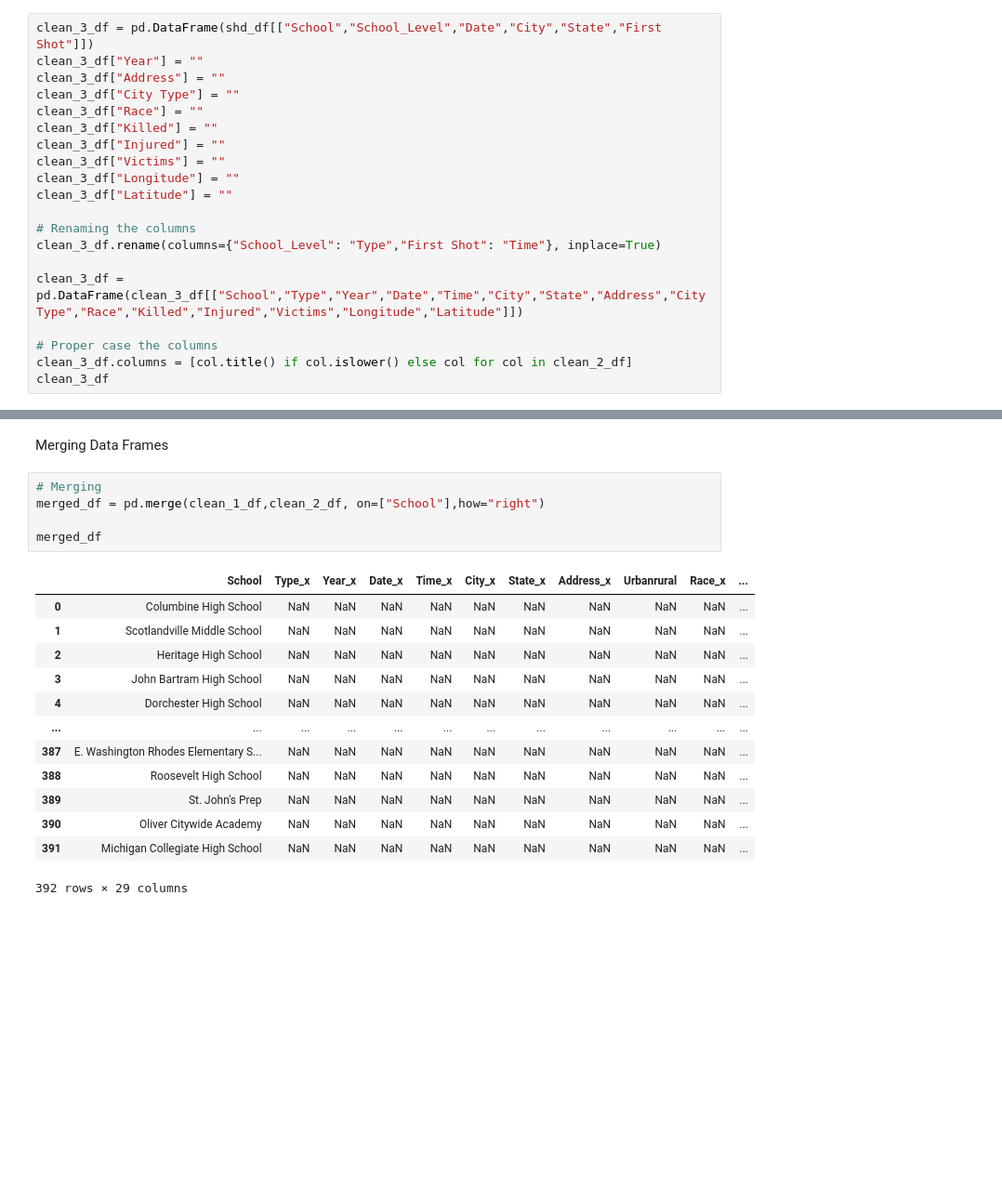
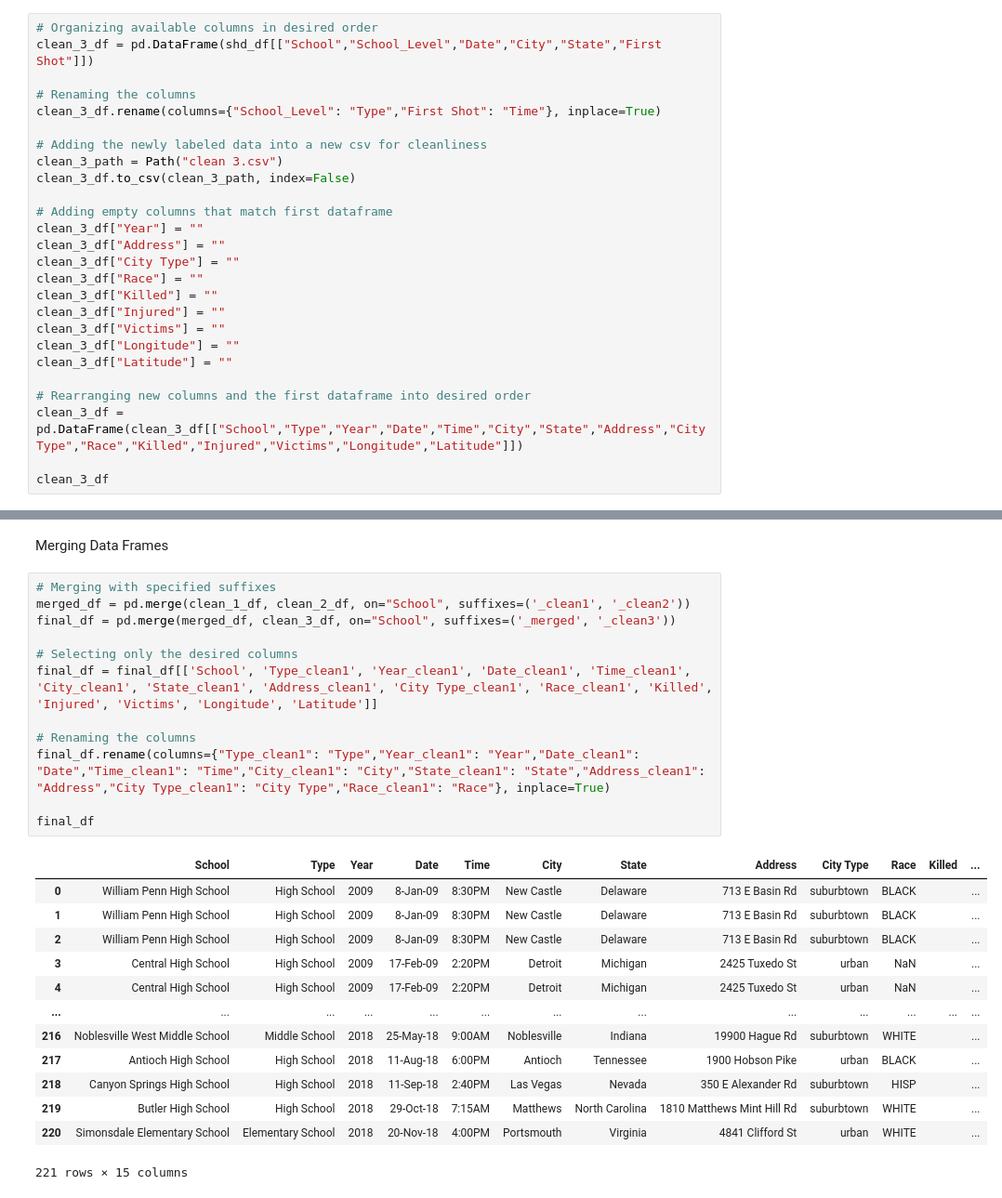
Before and after one commit to LeviEzra1/Project1_team4, a Jupyter notebook: Vivian_analysis/data_draft.ipynb, the cells around one changed output, grey strips where cells are left out. Shown at 93% size. Cells and saved outputs as stored; diff of their text form; blank space fills up the shorter version.

```diff
--- a/Vivian_analysis/data_draft.ipynb
+++ b/Vivian_analysis/data_draft.ipynb
@@ -112,5 +97,15 @@ shd_df
 # %%
+# Organizing available columns in desired order
 clean_3_df = pd.DataFrame(shd_df[["School","School_Level","Date","City","State","First Shot"]])
+
+# Renaming the columns
+clean_3_df.rename(columns={"School_Level": "Type","First Shot": "Time"}, inplace=True)
+
+# Adding the newly labeled data into a new csv for cleanliness
+clean_3_path = Path("clean 3.csv")
+clean_3_df.to_csv(clean_3_path, index=False)
+
+# Adding empty columns that match first dataframe
 clean_3_df["Year"] = ""
 clean_3_df["Address"] = ""
 clean_3_df["City Type"] = ""
@@ -121,13 +116,9 @@ clean_3_df["Victims"] = ""
 clean_3_df["Longitude"] = ""
 clean_3_df["Latitude"] = ""
 
-# Renaming the columns
-clean_3_df.rename(columns={"School_Level": "Type","First Shot": "Time"}, inplace=True)
-
+# Rearranging new columns and the first dataframe into desired order
 clean_3_df = pd.DataFrame(clean_3_df[["School","Type","Year","Date","Time","City","State","Address","City Type","Race","Killed","Injured","Victims","Longitude","Latitude"]])
 
-# Proper case the columns
-clean_3_df.columns = [col.title() if col.islower() else col for col in clean_2_df]
 clean_3_df
 # %% [output]
 |  | School | Type | Year | Date | Time | City | State | Address | City Type | Race | Killed | ... |
@@ -145,22 +136,29 @@ clean_3_df
 2069 rows × 15 columns
 # %% [markdown]
 Merging Data Frames
-# %%
-# Merging
-merged_df = pd.merge(clean_1_df,clean_2_df, on=["School"],how="right")
-
-merged_df
-# %% [output]
-|  | School | Type_x | Year_x | Date_x | Time_x | City_x | State_x | Address_x | Urbanrural | Race_x | ... |
-| 0 | Columbine High School | NaN | NaN | NaN | NaN | NaN | NaN | NaN | NaN | NaN | ... |
-| 1 | Scotlandville Middle School | NaN | NaN | NaN | NaN | NaN | NaN | NaN | NaN | NaN | ... |
-| 2 | Heritage High School | NaN | NaN | NaN | NaN | NaN | NaN | NaN | NaN | NaN | ... |
-| 3 | John Bartram High School | NaN | NaN | NaN | NaN | NaN | NaN | NaN | NaN | NaN | ... |
-| 4 | Dorchester High School | NaN | NaN | NaN | NaN | NaN | NaN | NaN | NaN | NaN | ... |
-| ... | ... | ... | ... | ... | ... | ... | ... | ... | ... | ... | ... |
-| 387 | E. Washington Rhodes Elementary S... | NaN | NaN | NaN | NaN | NaN | NaN | NaN | NaN | NaN | ... |
-| 388 | Roosevelt High School | NaN | NaN | NaN | NaN | NaN | NaN | NaN | NaN | NaN | ... |
-| 389 | St. John's Prep | NaN | NaN | NaN | NaN | NaN | NaN | NaN | NaN | NaN | ... |
-| 390 | Oliver Citywide Academy | NaN | NaN | NaN | NaN | NaN | NaN | NaN | NaN | NaN | ... |
-| 391 | Michigan Collegiate High School | NaN | NaN | NaN | NaN | NaN | NaN | NaN | NaN | NaN | ... |
-392 rows × 29 columns
+# %%
+# Merging with specified suffixes
+merged_df = pd.merge(clean_1_df, clean_2_df, on="School", suffixes=('_clean1', '_clean2'))
+final_df = pd.merge(merged_df, clean_3_df, on="School", suffixes=('_merged', '_clean3'))
+
+# Selecting only the desired columns
+final_df = final_df[['School', 'Type_clean1', 'Year_clean1', 'Date_clean1', 'Time_clean1', 'City_clean1', 'State_clean1', 'Address_clean1', 'City Type_clean1', 'Race_clean1', 'Killed', 'Injured', 'Victims', 'Longitude', 'Latitude']]
+
+# Renaming the columns
+final_df.rename(columns={"Type_clean1": "Type","Year_clean1": "Year","Date_clean1": "Date","Time_clean1": "Time","City_clean1": "City","State_clean1": "State","Address_clean1": "Address","City Type_clean1": "City Type","Race_clean1": "Race"}, inplace=True)
+
+final_df
+# %% [output]
+|  | School | Type | Year | Date | Time | City | State | Address | City Type | Race | Killed | ... |
+| 0 | William Penn High School | High School | 2009 | 8-Jan-09 | 8:30PM | New Castle | Delaware | 713 E Basin Rd | suburbtown | BLACK |  | ... |
+| 1 | William Penn High School | High School | 2009 | 8-Jan-09 | 8:30PM | New Castle | Delaware | 713 E Basin Rd | suburbtown | BLACK |  | ... |
+| 2 | William Penn High School | High School | 2009 | 8-Jan-09 | 8:30PM | New Castle | Delaware | 713 E Basin Rd | suburbtown | BLACK |  | ... |
+| 3 | Central High School | High School | 2009 | 17-Feb-09 | 2:20PM | Detroit | Michigan | 2425 Tuxedo St | urban | NaN |  | ... |
+| 4 | Central High School | High School | 2009 | 17-Feb-09 | 2:20PM | Detroit | Michigan | 2425 Tuxedo St | urban | NaN |  | ... |
+| ... | ... | ... | ... | ... | ... | ... | ... | ... | ... | ... | ... | ... |
+| 216 | Noblesville West Middle School | Middle School | 2018 | 25-May-18 | 9:00AM | Noblesville | Indiana | 19900 Hague Rd | suburbtown | WHITE |  | ... |
+| 217 | Antioch High School | High School | 2018 | 11-Aug-18 | 6:00PM | Antioch | Tennessee | 1900 Hobson Pike | urban | BLACK |  | ... |
+| 218 | Canyon Springs High School | High School | 2018 | 11-Sep-18 | 2:40PM | Las Vegas | Nevada | 350 E Alexander Rd | suburbtown | HISP |  | ... |
+| 219 | Butler High School | High School | 2018 | 29-Oct-18 | 7:15AM | Matthews | North Carolina | 1810 Matthews Mint Hill Rd | suburbtown | WHITE |  | ... |
+| 220 | Simonsdale Elementary School | Elementary School | 2018 | 20-Nov-18 | 4:00PM | Portsmouth | Virginia | 4841 Clifford St | urban | WHITE |  | ... |
+221 rows × 15 columns
```
Also changed, not shown: parts of 4 cells of this notebook, 3 other files.
